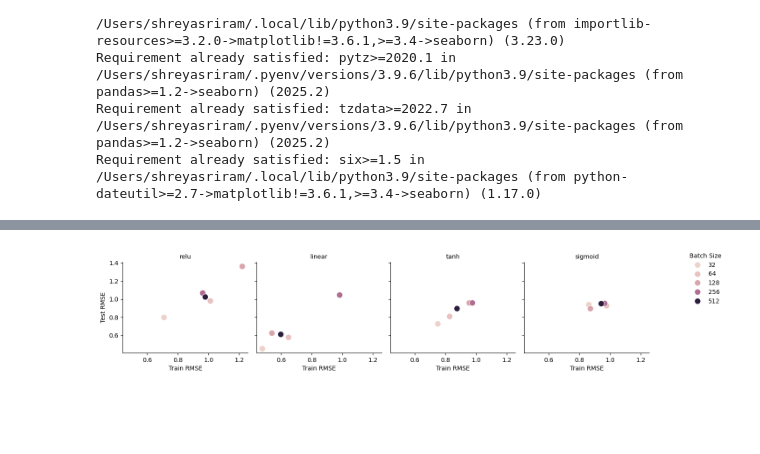
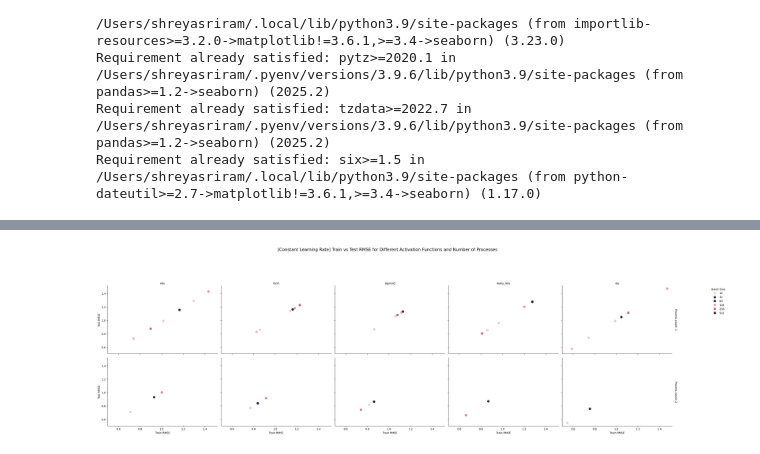
Before and after one commit to s-hreya-riram/sgd-using-mpi, a Jupyter notebook: src/Jupyter notebooks/plotting.ipynb, the cells around one changed output, grey strips where cells are left out. Cells and saved outputs as stored; diff of their text form; code cells hidden in the pictures; blank space fills up the shorter version.

Commit message:
Updated the plotting notebook further, will update the notebook after the baseline run completes

```diff
--- a/src/Jupyter notebooks/plotting.ipynb
+++ b/src/Jupyter notebooks/plotting.ipynb
@@ -24,7 +24,5 @@ import pandas as pd
 data = pd.read_csv('../../logs/normalization_fix/new/train_test_rmse.csv', header=0)
 # %%
 data.describe()
-data = data[data['learning_rate']==1e-5]
-data.describe()
 # %% [output]
 |  | num_processes | num_iterations | max_iterations | batch_size | learning_rate | train_rmse | test_rmse | ... |
@@ -39,18 +37,20 @@ data.describe()
 # %%
 # plot test vs train rmse for different models
-#import seaborn for plotting
-# use a grid plot for each activation function by batch size
-# use different hues for different batch sizes
+
 import seaborn as sns
 import matplotlib.pyplot as plt
-g = sns.FacetGrid(data[(data['learning_rate'] == 1e-5) & (data['num_processes'] == 3)], col="activation", margin_titles=True)
+g = sns.FacetGrid(data, col='activation', row='num_processes', margin_titles=True, height=4, aspect=1.5)
 g.map_dataframe(sns.scatterplot, x='train_rmse', y='test_rmse', hue='batch_size', s=100)
 g.set_axis_labels("Train RMSE", "Test RMSE")
-g.set_titles(col_template="{col_name}", row_template="{row_name}")
+g.set_titles(col_template="{col_name}", row_template="Process count: {row_name}")
 # all legend outside the plot
 g.add_legend(bbox_to_anchor=(1.05, 1), loc='upper left', title='Batch Size')
 plt.tight_layout()
+g.fig.suptitle('[Constant Learning Rate] Train vs Test RMSE for Different Activation Functions and Number of Processes', fontsize=16, y=1.25)
+# add a title for the entire plot below the subplots, space the title from the subplots
+plt.subplots_adjust(top=1)
+plt.savefig('../../logs/normalization_fix/constant_lr/train_test_rmse.png', bbox_inches='tight')
 plt.show()
 # %% [output]
-[figure, old version]
+[figure, new version]
 # %%
```
Also changed, not shown: parts of 9 cells of this notebook.
